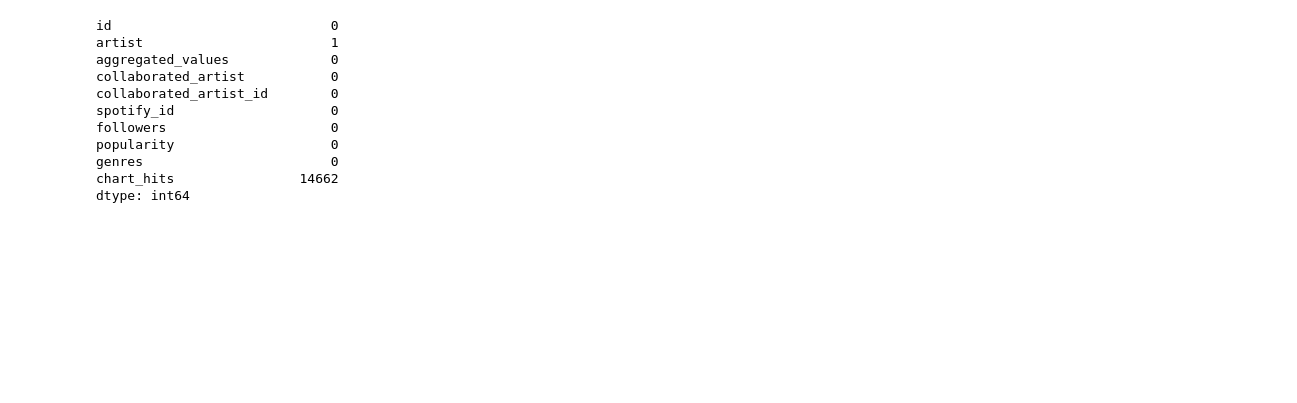
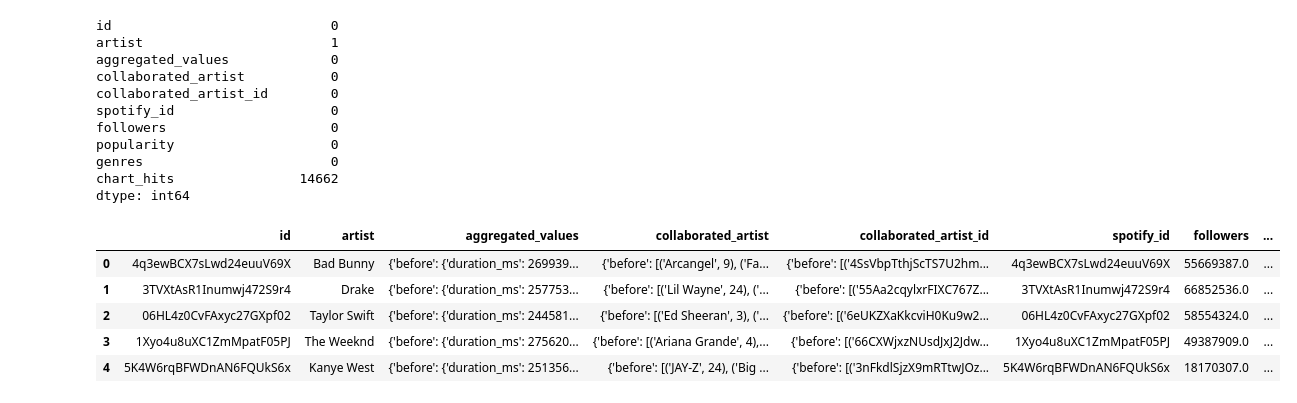
Before and after one commit to lazy0ninja/Social_Media_Analytics, a Jupyter notebook: Final Project/model.ipynb, the cells around one changed output. Saved outputs shown, nothing was run; the diff lists cells and outputs as text; code cells hidden in the pictures; blank space fills up the shorter version.

```diff
--- a/Final Project/model.ipynb
+++ b/Final Project/model.ipynb
@@ -40,2 +44,9 @@ for col in columns_to_convert:
 # %%
-df
+df.head()
+# %% [output]
+|  | id | artist | aggregated_values | collaborated_artist | collaborated_artist_id | spotify_id | followers | ... |
+| 0 | 4q3ewBCX7sLwd24euuV69X | Bad Bunny | {'before': {'duration_ms': 269939... | {'before': [('Arcangel', 9), ('Fa... | {'before': [('4SsVbpTthjScTS7U2hm... | 4q3ewBCX7sLwd24euuV69X | 55669387.0 | ... |
+| 1 | 3TVXtAsR1Inumwj472S9r4 | Drake | {'before': {'duration_ms': 257753... | {'before': [('Lil Wayne', 24), ('... | {'before': [('55Aa2cqylxrFIXC767Z... | 3TVXtAsR1Inumwj472S9r4 | 66852536.0 | ... |
+| 2 | 06HL4z0CvFAxyc27GXpf02 | Taylor Swift | {'before': {'duration_ms': 244581... | {'before': [('Ed Sheeran', 3), ('... | {'before': [('6eUKZXaKkcviH0Ku9w2... | 06HL4z0CvFAxyc27GXpf02 | 58554324.0 | ... |
+| 3 | 1Xyo4u8uXC1ZmMpatF05PJ | The Weeknd | {'before': {'duration_ms': 275620... | {'before': [('Ariana Grande', 4),... | {'before': [('66CXWjxzNUsdJxJ2Jdw... | 1Xyo4u8uXC1ZmMpatF05PJ | 49387909.0 | ... |
+| 4 | 5K4W6rqBFWDnAN6FQUkS6x | Kanye West | {'before': {'duration_ms': 251356... | {'before': [('JAY-Z', 24), ('Big ... | {'before': [('3nFkdlSjzX9mRTtwJOz... | 5K4W6rqBFWDnAN6FQUkS6x | 18170307.0 | ... |
```
Also changed, not shown: parts of 49 cells of this notebook, 2 other files.
